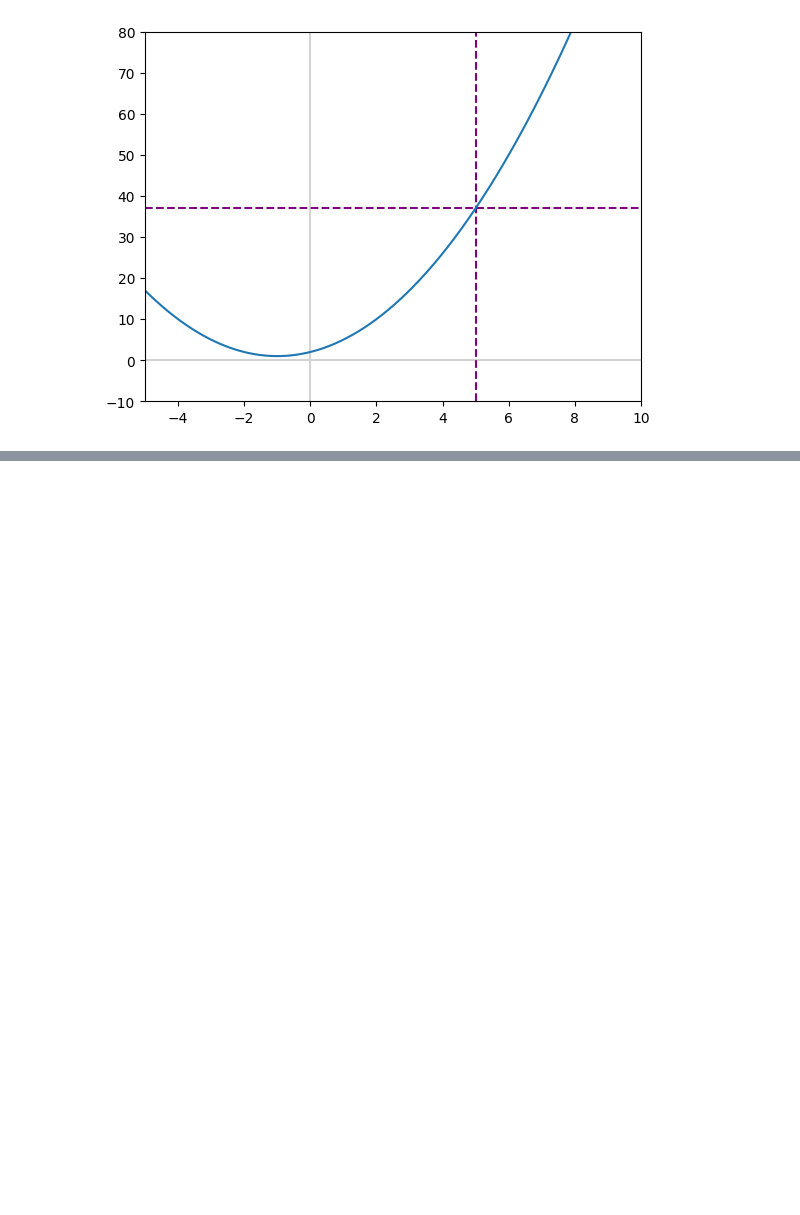
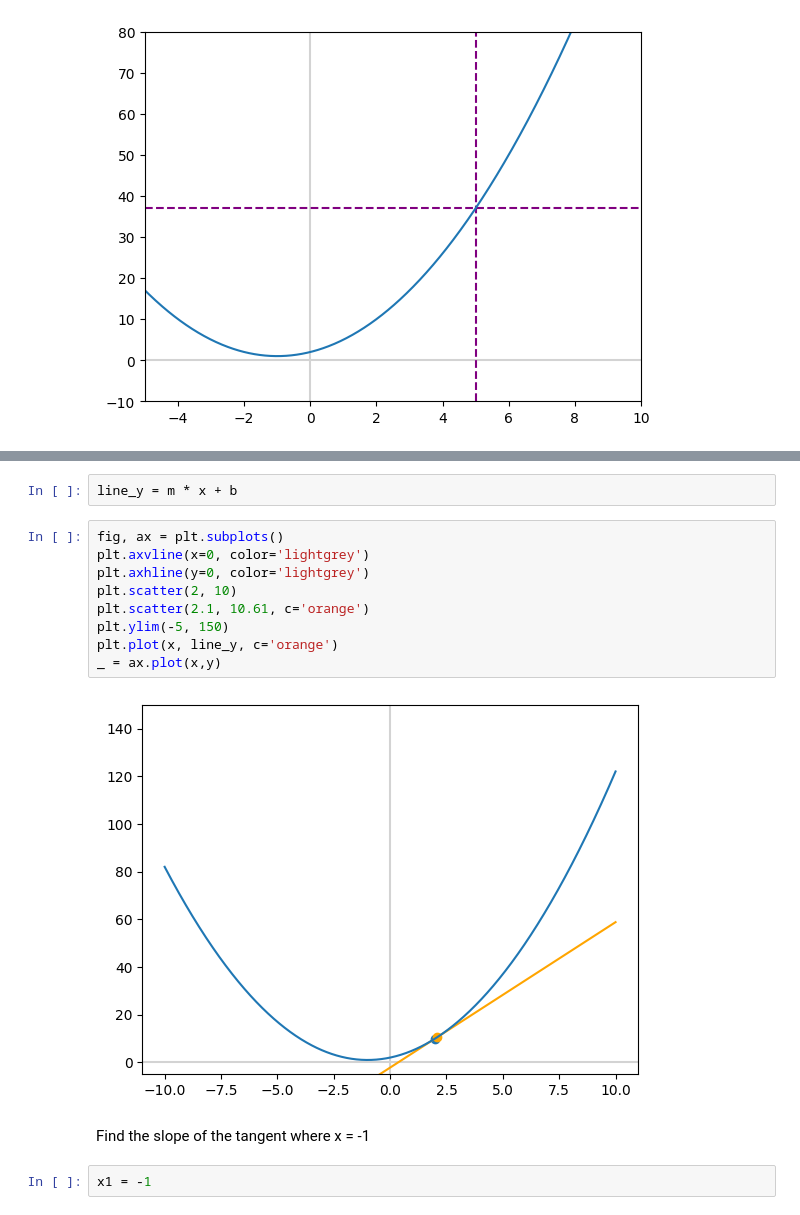
Before and after one commit to PanthThakkar/Essentials_of_Machine_Learning, a Jupyter notebook: Basic_Calculus.ipynb, the cells around one changed output, grey strips where cells are left out. Saved outputs shown, nothing was run; the diff lists cells and outputs as text; blank space fills up the shorter version.

```diff
--- a/Basic_Calculus.ipynb
+++ b/Basic_Calculus.ipynb
@@ -46,0 +168,17 @@ _ = ax.plot(x, y)
+# %%
+line_y = m * x + b
+# %%
+fig, ax = plt.subplots()
+plt.axvline(x=0, color='lightgrey')
+plt.axhline(y=0, color='lightgrey')
+plt.scatter(2, 10)
+plt.scatter(2.1, 10.61, c='orange')
+plt.ylim(-5, 150)
+plt.plot(x, line_y, c='orange')
+_ = ax.plot(x,y)
+# %% [output]
+[figure, added]
+# %% [markdown]
+Find the slope of the tangent where x = -1
+# %%
+x1 = -1
```
Also changed, not shown: parts of 52 cells of this notebook, 3 other files.
